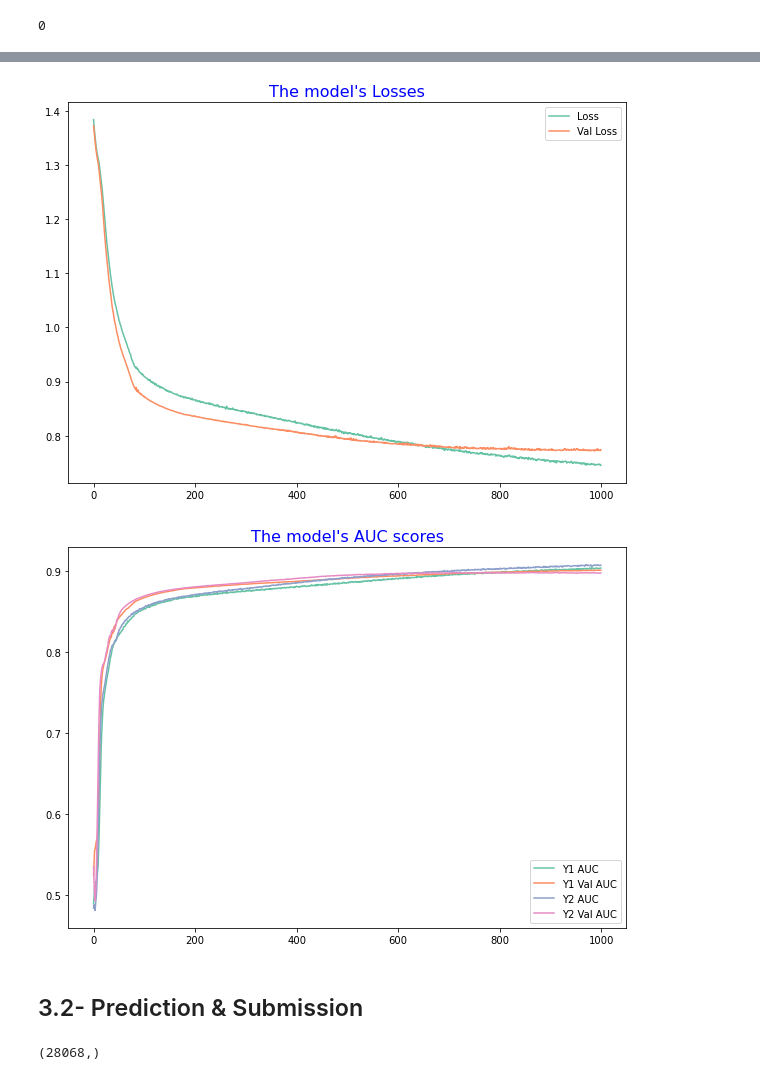
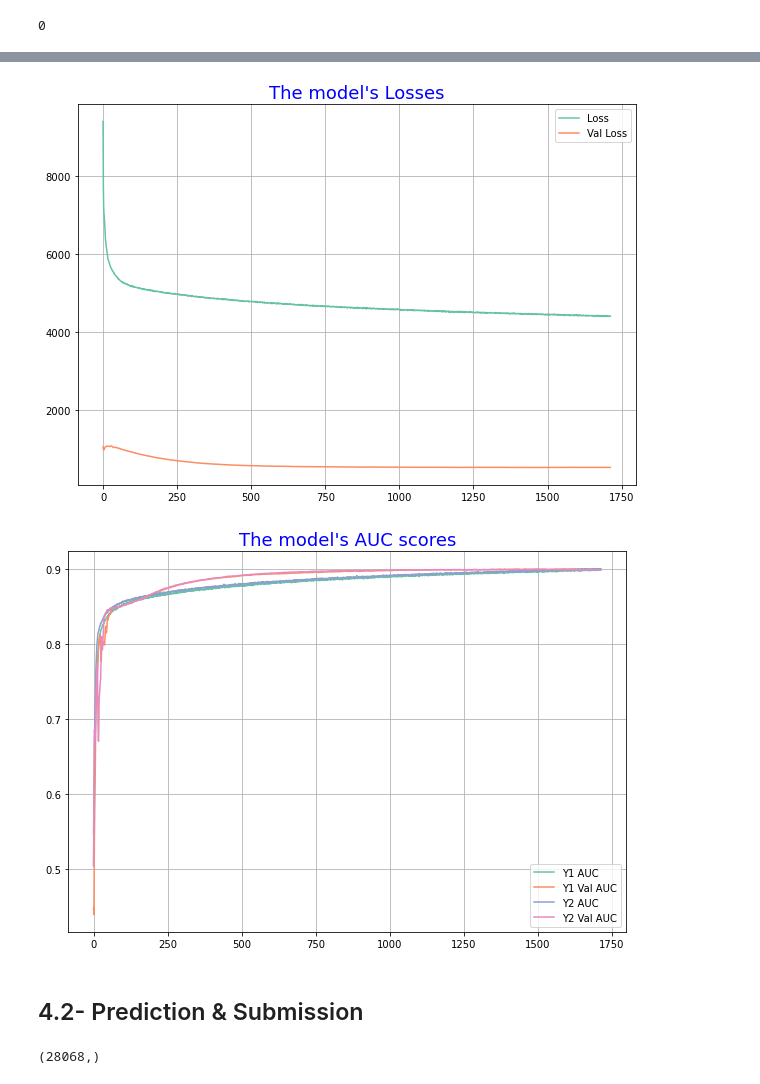
Before and after one commit to hikmatullah-mohammadi/Reservation-cancellation-prediction, a Jupyter notebook: reservation-cancellation-simple-dnn-tf-keras.ipynb, the cells around one changed output, grey strips where cells are left out. Saved outputs shown, nothing was run; the diff lists cells and outputs as text; code cells hidden in the pictures.

```diff
--- a/reservation-cancellation-simple-dnn-tf-keras.ipynb
+++ b/reservation-cancellation-simple-dnn-tf-keras.ipynb
@@ -207,15 +391,50 @@ Non-trainable params: 0
 __________________________________________________________________________________________________
+# %%
+'''
+In simple words, Focal Loss (FL) is an improved version of Cross-Entropy Loss (CE)
+that tries to handle the class imbalance problem by assigning more weights
+to hard or easily misclassified examples
+'''
+from keras import backend as K
+# binary_focal_loss
+def binary_focal_loss(gamma = 2., alpha = .25):
+    def tf_binary_focal_loss_fixed(y_true, y_pred):
+        pt_1 = tf.where(tf.equal(y_true, 1), y_pred, tf.ones_like(y_pred))
+        pt_0 = tf.where(tf.equal(y_true, 0), y_pred, tf.zeros_like(y_pred))
+        epsilon = K.epsilon()
+        pt_1 = K.clip(pt_1, epsilon, 1. - epsilon)
+        pt_0 = K.clip(pt_0, epsilon, 1. - epsilon)
+        return -K.sum(alpha * K.pow(1. - pt_1, gamma) * K.log(pt_1)) -K.sum((1 - alpha) * K.pow(pt_0, gamma) * K.log(1. - pt_0))
+    return tf_binary_focal_loss_fixed
+
+
+# categorical focal loss
+def categorical_focal_loss(gamma = 2., alpha = .25):
+    def tf_categorical_focal_loss_fixed(y_true, y_pred):
+        y_pred /= K.sum(y_pred, axis=-1, keepdims=True)
+        y_pred = K.clip(y_pred, epsilon, 1. - epsilon)
+        cross_entropy = -y_true * K.log(y_pred)
+        loss = alpha * K.pow(1 - y_pred, gamma) * cross_entropy
+        return K.sum(loss, axis=1)
+    return tf_categorical_focal_loss_fixed
 # %%
 # compile and train the model
 model.compile(
     optimizer='Adam',
-    loss='binary_crossentropy',
+    loss=binary_focal_loss(),
     metrics=[tf.metrics.AUC()]
 )
 
-EPOCHS = 1000
+EPOCHS = 3000
+early_stopping = tf.keras.callbacks.EarlyStopping(
+    monitor='val_loss',
+    verbose=0,
+    patience=200,
+    mode='min',
+    restore_best_weights=True
+)
 
-history = model.fit(training_batches, validation_data=val_batches, epochs=EPOCHS, verbose=0)
+history = model.fit(training_batches, validation_data=val_batches, epochs=EPOCHS, callbacks=[early_stopping], verbose=0)
 
 # clear the outputs/wornings
 from IPython.display import clear_output
@@ -223,13 +442,14 @@ clear_output()
 # %%
 # let's plot the losses
 plt.figure(figsize=(10, 7))
 plt.plot(history.history['loss'])
 plt.plot(history.history['val_loss'])
 plt.legend(['Loss', 'Val Loss'])
-plt.title('The model\'s Losses', fontdict={'fontsize': 16, 'color': 'blue'})
+plt.grid(True)
+plt.title('The model\'s Losses', fontdict={'fontsize': 18, 'color': 'blue'})
 plt.show()
 # %% [output]
-[figure, old version]
+[figure, new version]
 # %%
 y_1_auc_score, y_1_val_score = list(history.history.keys())[3], list(history.history.keys())[8]
 y_2_auc_score, y_2_val_score = list(history.history.keys())[4], list(history.history.keys())[9]
@@ -242,15 +462,15 @@ plt.plot(history.history[y_1_val_score])
 plt.plot(history.history[y_2_auc_score])
 plt.plot(history.history[y_2_val_score])
 
-
+plt.grid(True)
 plt.legend(['Y1 AUC', 'Y1 Val AUC', 'Y2 AUC', 'Y2 Val AUC'])
-plt.title('The model\'s AUC scores', fontdict={'fontsize': 16, 'color': 'blue'})
+plt.title('The model\'s AUC scores', fontdict={'fontsize': 18, 'color': 'blue'})
 plt.show()
 # %% [output]
-[figure, old version]
+[figure, new version]
 # %% [markdown]
-<a id='3-2'></a>
-## 3.2- Prediction & Submission
+<a id='4-2'></a>
+## 4.2- Prediction & Submission
 # %%
 # predict on the test set
 test_preds = np.array(model.predict(test_batches))
```
Also changed, not shown: parts of 32 cells of this notebook.
